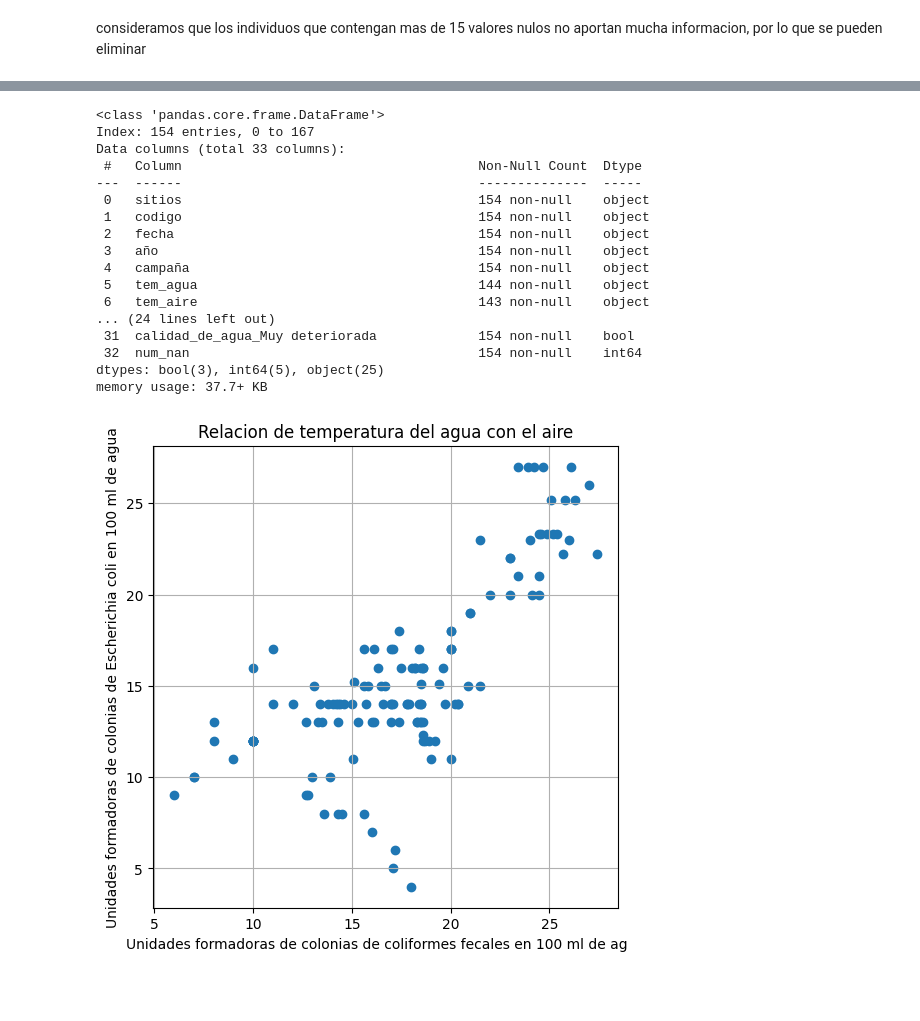
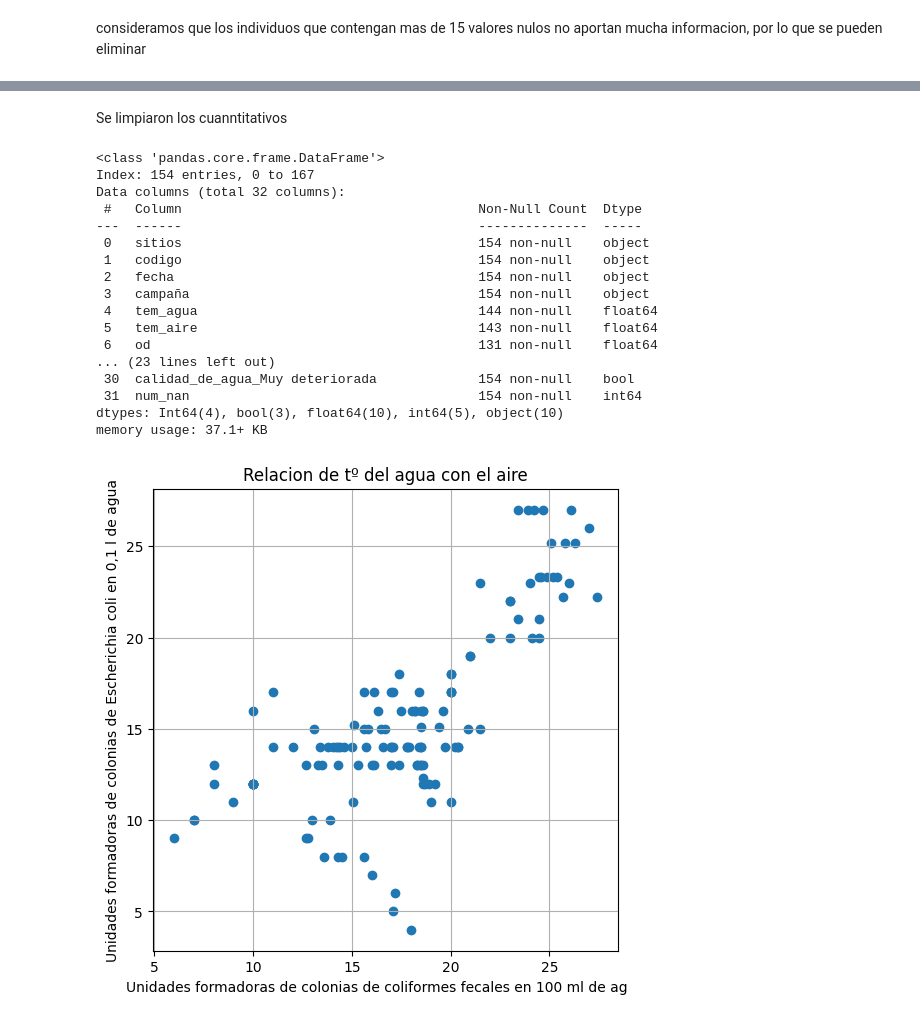
Before and after one commit to joegoicoechea24/TPespecial, a Jupyter notebook: tp.ipynb, the cells around one changed output, grey strips where cells are left out. Cells and saved outputs as stored; diff of their text form; code cells hidden in the pictures; blank space fills up the shorter version.

Commit message:
Se castearon los cuantitativos. Se hizo análisis hasta de tem_agua

```diff
--- a/tp.ipynb
+++ b/tp.ipynb
@@ -18,6 +18,7 @@ import pandas as pd
 raw_dataset = pd.read_csv('Calidad_de_agua_2022.csv', sep=';')
 
 #elimina  la columna inidicada entre '', si axis es 1 indica columna
-raw_dataset = raw_dataset.drop('orden', axis=1)
+raw_dataset = raw_dataset.drop('orden', axis=1) #No consideramos relevante el orden de las filas
+raw_dataset = raw_dataset.drop('año', axis=1)   #Al tener la fecha exacta, no es relevante la columna
 raw_dataset.head(20)
 # %% [output]
@@ -75,7 +133,6 @@ imprimimos las frecuencias absolutas de cada valor de las diferentes columnas,co
 preprocessed_dataset = raw_dataset.copy()
 # acomodamos la columna de competitors
 valores_a_reemplazar = {'no se midió': pd.NA, 'no midieron este día': pd.NA, 'No se midió': pd.NA, 'no midio la sonda': pd.NA, 'no se determinó': pd.NA}
-preprocessed_dataset['año'] = preprocessed_dataset['año'].replace(valores_a_reemplazar)
 preprocessed_dataset['campaña'] = preprocessed_dataset['campaña'].replace(valores_a_reemplazar)
 preprocessed_dataset['tem_aire'] = preprocessed_dataset['tem_aire'].replace(valores_a_reemplazar)
 preprocessed_dataset['tem_agua'] = preprocessed_dataset['tem_agua'].replace(valores_a_reemplazar)
@@ -153,20 +232,49 @@ preprocessed_dataset.drop(index=indices_a_eliminar, inplace=True)
+# %%
+preprocessed_dataset['tem_agua'] = pd.to_numeric(preprocessed_dataset['tem_agua'], errors='coerce')
+#preprocessed_dataset['tem_agua'].fillna(preprocessed_dataset['tem_agua'].mean(), inplace=True)
+preprocessed_dataset['tem_agua'] = preprocessed_dataset['tem_agua'].astype(float)
+preprocessed_dataset['ph'] = pd.to_numeric(preprocessed_dataset['ph'], errors='coerce')
+preprocessed_dataset['ph'] = preprocessed_dataset['ph'].astype(float)
+preprocessed_dataset['tem_aire'] = pd.to_numeric(preprocessed_dataset['tem_aire'], errors='coerce')
+preprocessed_dataset['tem_aire'] = preprocessed_dataset['tem_aire'].astype(float)
+preprocessed_dataset['od'] = pd.to_numeric(preprocessed_dataset['od'], errors='coerce')
+preprocessed_dataset['od'] = preprocessed_dataset['od'].astype(float)
+preprocessed_dataset["colif_fecales_ufc_100ml"] = preprocessed_dataset["colif_fecales_ufc_100ml"].astype("Int64")
+preprocessed_dataset["escher_coli_ufc_100ml"] = preprocessed_dataset["escher_coli_ufc_100ml"].astype("Int64")
+preprocessed_dataset["enteroc_ufc_100ml"] = preprocessed_dataset["enteroc_ufc_100ml"].astype("Int64")
+preprocessed_dataset["nitrato_mg_l"] = pd.to_numeric(preprocessed_dataset["nitrato_mg_l"], errors='coerce')
+preprocessed_dataset["nitrato_mg_l"] = preprocessed_dataset["nitrato_mg_l"].astype(float)
+preprocessed_dataset["nh4_mg_l"] = pd.to_numeric(preprocessed_dataset["nh4_mg_l"], errors='coerce')
+preprocessed_dataset["nh4_mg_l"] = preprocessed_dataset["nh4_mg_l"].astype(float)
+preprocessed_dataset["p_total_l_mg_l"] = pd.to_numeric(preprocessed_dataset["p_total_l_mg_l"], errors='coerce')
+preprocessed_dataset["p_total_l_mg_l"] = preprocessed_dataset["p_total_l_mg_l"].astype(float)
+preprocessed_dataset["fosf_ortofos_mg_l"] = pd.to_numeric(preprocessed_dataset["fosf_ortofos_mg_l"], errors='coerce')
+preprocessed_dataset["fosf_ortofos_mg_l"] = preprocessed_dataset["fosf_ortofos_mg_l"].astype(float)
+preprocessed_dataset["dbo_mg_l"] = pd.to_numeric(preprocessed_dataset["dbo_mg_l"], errors='coerce')
+preprocessed_dataset["dbo_mg_l"] = preprocessed_dataset["dbo_mg_l"].astype(float)
+#preprocessed_dataset["dqo_mg_l"] = preprocessed_dataset["dqo_mg_l"].astype("Int64") #se ve después porque tiene valores no numéricos
+preprocessed_dataset["turbiedad_ntu"] = pd.to_numeric(preprocessed_dataset["turbiedad_ntu"], errors='coerce')
+preprocessed_dataset["turbiedad_ntu"] = preprocessed_dataset["turbiedad_ntu"].astype("float")
+preprocessed_dataset["ica"] = preprocessed_dataset["ica"].astype("Int64")
+# %% [markdown]
+Se limpiaron los cuanntitativos
 # %%
 preprocessed_dataset.info()
 # %% [output]
 <class 'pandas.core.frame.DataFrame'>
 Index: 154 entries, 0 to 167
-Data columns (total 33 columns):
+Data columns (total 32 columns):
  #   Column                                      Non-Null Count  Dtype
 ---  ------                                      --------------  -----
  0   sitios                                      154 non-null    object
  1   codigo                                      154 non-null    object
  2   fecha                                       154 non-null    object
- 3   año                                         154 non-null    object
- 4   campaña                                     154 non-null    object
- 5   tem_agua                                    144 non-null    object
- 6   tem_aire                                    143 non-null    object
-... (24 lines left out)
- 31  calidad_de_agua_Muy deteriorada             154 non-null    bool
- 32  num_nan                                     154 non-null    int64
-dtypes: bool(3), int64(5), object(25)
-memory usage: 37.7+ KB
+ 3   campaña                                     154 non-null    object
+ 4   tem_agua                                    144 non-null    float64
+ 5   tem_aire                                    143 non-null    float64
+ 6   od                                          131 non-null    float64
+... (23 lines left out)
+ 30  calidad_de_agua_Muy deteriorada             154 non-null    bool
+ 31  num_nan                                     154 non-null    int64
+dtypes: Int64(4), bool(3), float64(10), int64(5), object(10)
+memory usage: 37.1+ KB
@@ -176,18 +281,18 @@ preprocessed_dataset['tem_aire'] = pd.to_numeric(preprocessed_dataset['tem_aire'
 # %%
 import matplotlib.pyplot as plt
 mask = preprocessed_dataset['tem_agua'].notnull() & preprocessed_dataset['escher_coli_ufc_100ml'].notnull()
 #plt.plot(preprocessed_dataset[mask]["colif_fecales_ufc_100ml"], preprocessed_dataset[mask]["escher_coli_ufc_100ml"])
 plt.figure(figsize=(6,6))
 plt.scatter(preprocessed_dataset[mask]["tem_agua"], preprocessed_dataset[mask]["tem_aire"])
 plt.xlabel("Unidades formadoras de colonias de coliformes fecales en 100 ml de agua")
-plt.ylabel("Unidades formadoras de colonias de Escherichia coli en 100 ml de agua")
+plt.ylabel("Unidades formadoras de colonias de Escherichia coli en 0,1 l de agua")
 
-plt.title("Relacion de temperatura del agua con el aire")
+plt.title("Relacion de tº del agua con el aire")
 plt.grid(True)
 
 plt.show()
 # %% [output]
-[figure, old version]
+[figure, new version]
 # %%
 mask = preprocessed_dataset['escher_coli_ufc_100ml'].notnull() & preprocessed_dataset['tem_agua'].notnull()
 plt.bar(preprocessed_dataset[mask]["escher_coli_ufc_100ml"],preprocessed_dataset[mask]["tem_agua"])
```
Also changed, not shown: parts of 40 cells of this notebook.
